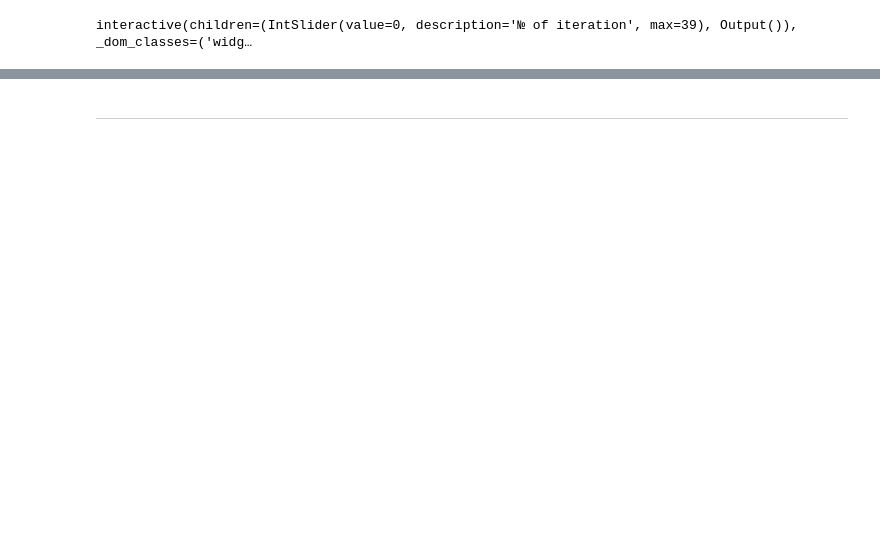
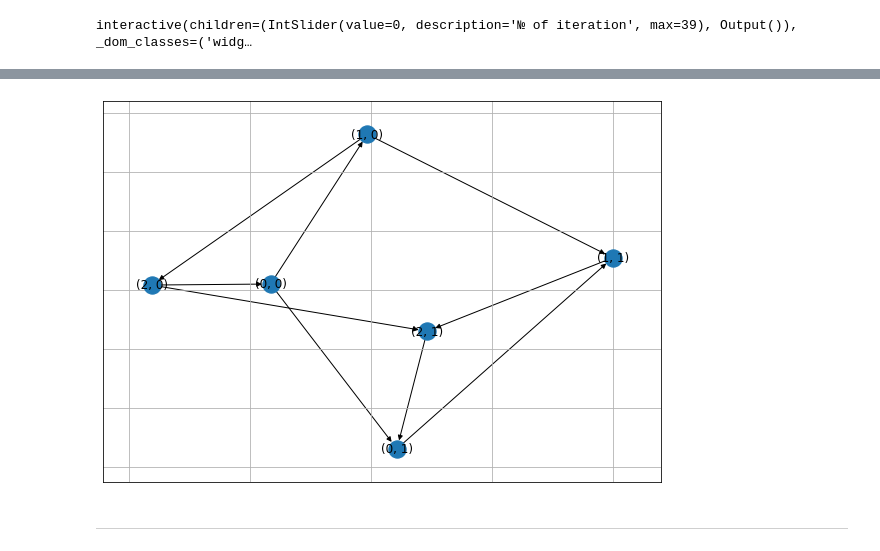
Before and after one commit to heinwol/resource-networks, a Jupyter notebook: code/semirings_main.ipynb, the cells around one changed output, grey strips where cells are left out. Cells and saved outputs as stored; diff of their text form; code cells hidden in the pictures; blank space fills up the shorter version.

```diff
--- a/code/semirings_main.ipynb
+++ b/code/semirings_main.ipynb
@@ -58,2 +78,7 @@ nx.nx_pydot.pydot_layout(G2.G, prog='circo')
+# %%
+H = nx.cartesian_product(nx.cycle_graph(3, nx.DiGraph), nx.path_graph(2, nx.DiGraph))
+nx.draw_networkx(H)
+# %% [output]
+[figure, added]
 # %% [markdown]
 ---
```
Also changed, not shown: parts of 20 cells of this notebook, 5 other files.
